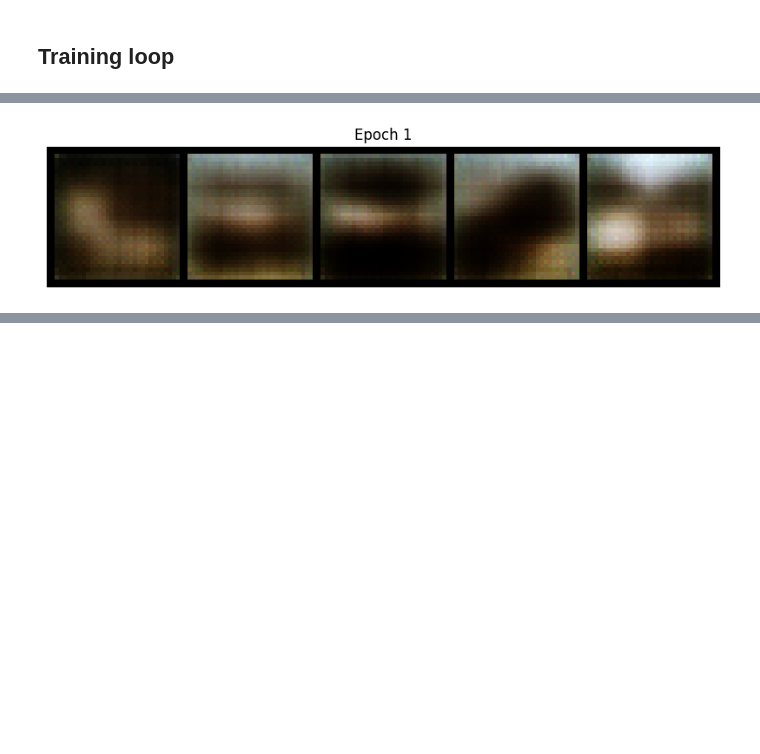
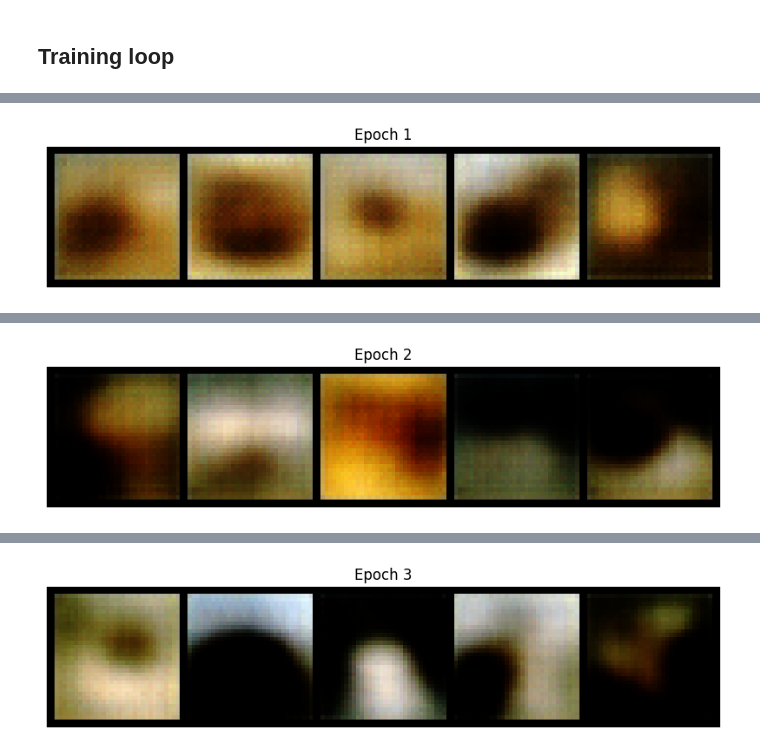
Before and after one commit to a-kori/vae_vq-vae, a Jupyter notebook: train_with_optimiziations.ipynb, the cells around one changed output, grey strips where cells are left out. Saved outputs shown, nothing was run; the diff lists cells and outputs as text; code cells hidden in the pictures; blank space fills up the shorter version.

```diff
--- a/train_with_optimiziations.ipynb
+++ b/train_with_optimiziations.ipynb
@@ -28,7 +26,7 @@ import networks
 # Hyperparameters
 batch_size = 32 # Number of images per update of the network
 num_epochs = 10 # One epoch means seeing every image of the training dataset, which consists of 50000 images
-latent_dim = 100  # Size of the latent space
+latent_dim = 150  # Size of the latent space
 input_channels = 3  # CIFAR-10 images have 3 color channels
 
 # Select the device that will be used for training: GPU, if available, otherwise CPU
@@ -41,9 +39,9 @@ model = networks.VAE(input_channels, latent_dim)
 model.to(device)
 
 # Optimizer selection
-optimizer_option = 'adamw'
-learning_rate = 3e-04
-clip_value = 1
+optimizer_option = 'adam'
+learning_rate = 5e-04
+clip_value = 10
 accumulation_steps = 4  # Number of batches to accumulate gradients over
 weight_decay = 1e-5
 torch.backends.cudnn.benchmark = True
@@ -58,10 +56,10 @@ else:
   optimizer = torch.optim.SGD(model.parameters(), lr=learning_rate,weight_decay =weight_decay)
 
 # Learning rate scheduler parameters
-lr_schedule_option = 'cosine'
+lr_schedule_option = 'exponential'
 
 scheduler = None
-if lr_schedule_option == 'step':
+if lr_schedule_option == 'exponential':
   scheduler = StepLR(optimizer, step_size=30, gamma=0.5)
 elif lr_schedule_option == 'exponential':
   scheduler = ExponentialLR(optimizer, gamma=0.9)
@@ -92,16 +90,17 @@ def loss_function(recon_x, x, mu, logvar):
 train_losses = []
 test_losses = []
 learning_rates = []
-
+i = 0
 # Training loop
 for epoch in range(num_epochs):
   model.train()
   epoch_start_time = time.time()
 
   for batch_idx, (data, _) in enumerate(training_loader):
+    i+=1
     data = data.to(device)
     optimizer.zero_grad(set_to_none=True)
-    with torch.cuda.amp.autocast():
+    with torch.cuda.amp.autocast(dtype=torch.float16, enabled=True):
       # Forward pass
       recon_batch, mu, logvar = model.forward(data)
 
@@ -113,7 +112,7 @@ for epoch in range(num_epochs):
     scaler.scale(loss).backward()
 
     # Gradient clipping
-    torch.nn.utils.clip_grad_norm_(model.parameters(), clip_value)
+   #' torch.nn.utils.clip_grad_norm_(model.parameters(), clip_value)
 
     # Optimization step
     scaler.step(optimizer)
@@ -165 +164 @@ Epoch 1, Mean Test Loss: 43957.5941883292, Learning Rate: 0.000300, Time: 78.40s
-[figure, old version]
+[figure, new version]
@@ -166,0 +166 @@ KeyboardInterrupt:
+[figure, added]
@@ -166,0 +168 @@ KeyboardInterrupt:
+[figure, added]
```
Also changed, not shown: parts of 2 cells of this notebook.
